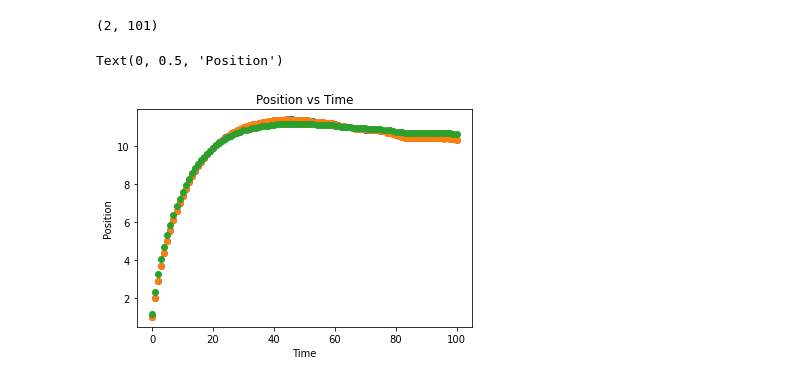
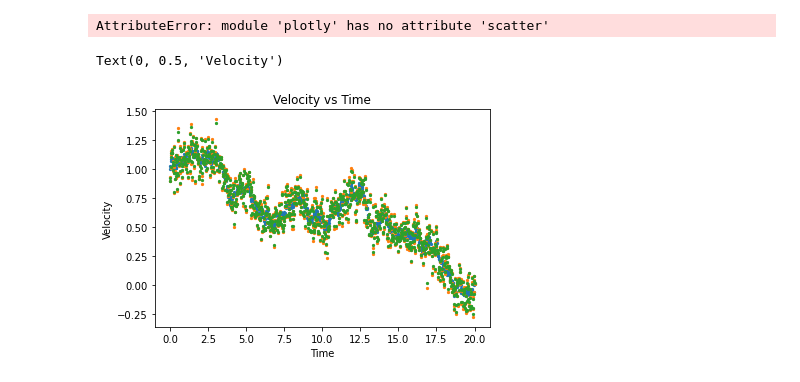
Before and after one commit to nidhipai/rips-2021-aerospace, a Jupyter notebook: Testing.ipynb, the cells around one changed output. Saved outputs shown, nothing was run; the diff lists cells and outputs as text; code cells hidden in the pictures.

Commit message:
fixed issue with the kalman filter

```diff
--- a/Testing.ipynb
+++ b/Testing.ipynb
@@ -4,11 +6,11 @@ from DumbTruck import DumbTruck
 from kalmanfilter import KalmanFilter
 # %%
 #Set up the data generation
-t = 100
-dt = 1
+t = 1000
+dt = 0.02
 k = 0.1
-ep = 0.01
-nu = 0.01
+ep = 1
+nu = 0.1
 
 gen = DumbTruck()
 initial = np.array([[1],[1]])
@@ -82,17 +25,25 @@ for i in range(t+1):
     filter.predict(measure_t)
     kalman_output = filter.get_current_guess()
     output = np.append(output, kalman_output, axis=1)
-# %%
-measure.shape
-# %% [output]
-(2, 101)
+# %%
+sz = 5
+a = 0.8
+plt.scatter(np.arange(0, (t + 1) * dt,dt), process[0], s=sz, alpha=a)
+plt.scatter(np.arange(0, (t + 1) * dt, dt), measure[0], s=sz, alpha=a)
+plt.scatter(np.arange(0, (t + 1) * dt, dt), output[0], s=sz, alpha=a)
+plt.title("Position vs Time")
+plt.xlabel("Time")
+plt.ylabel("Position")
+plt.legend(["Process","Measure","Filter"])
+# %% [output]
+AttributeError: module 'plotly' has no attribute 'scatter'
 # %%
-plt.scatter(np.arange(0, (t + 1) * dt,dt), process[0])
-plt.scatter(np.arange(0, (t + 1) * dt, dt), measure[0])
-plt.scatter(np.arange(0, (t + 1) * dt, dt), output[0])
-plt.title("Position vs Time")
+plt.scatter(np.arange(0, (t + 1) * dt, dt), process[1], s=sz)
+plt.scatter(np.arange(0, (t + 1) * dt, dt), measure[1], s=sz)
+plt.scatter(np.arange(0, (t + 1) * dt, dt), output[1], s=sz)
+plt.title("Velocity vs Time")
 plt.xlabel("Time")
-plt.ylabel("Position")
+plt.ylabel("Velocity")
 # %% [output]
-Text(0, 0.5, 'Position')
+Text(0, 0.5, 'Velocity')
-[figure, old version]
+[figure, new version]
```
Also changed, not shown: parts of 7 cells of this notebook, 1 other file.
